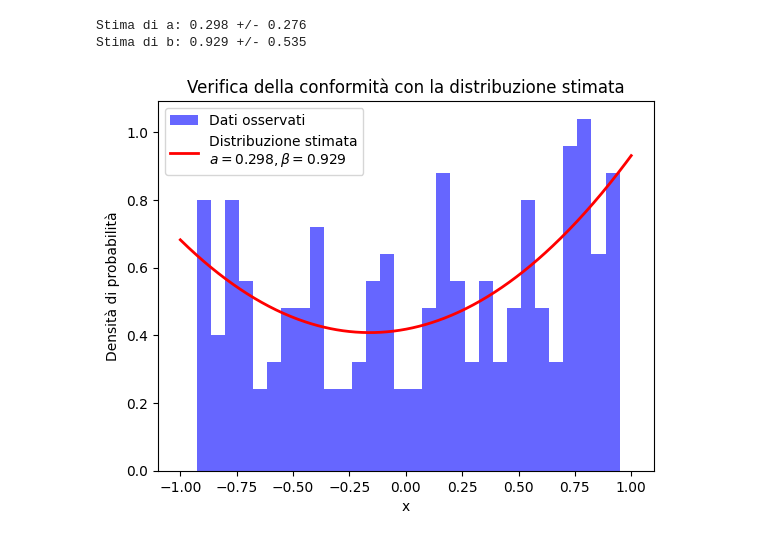
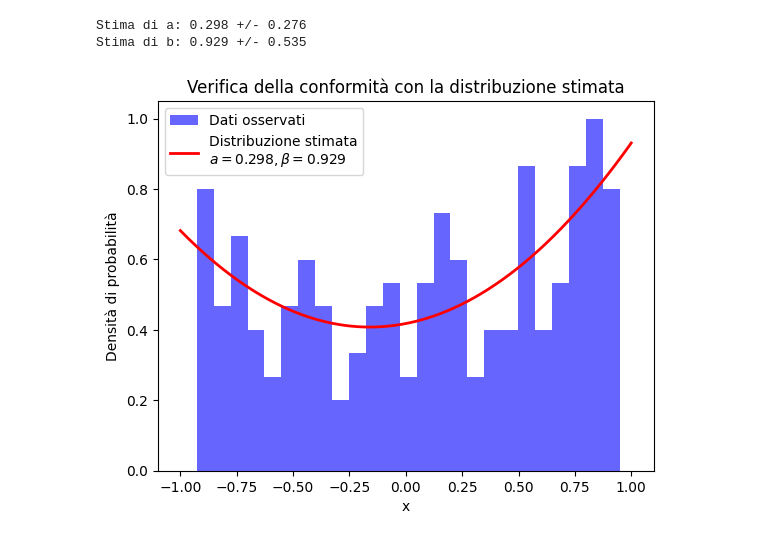
Before and after one commit to NunzioDA/EDSProjects, a Jupyter notebook: project_one/project_one.ipynb, the cells around one changed output. Cells and saved outputs as stored; diff of their text form; code cells hidden in the pictures.

```diff
--- a/project_one/project_one.ipynb
+++ b/project_one/project_one.ipynb
@@ -7,26 +8,39 @@ import random
 def pdf(x, a, b, x_max, x_min):
     numerator = 1 + a * x + b * x**2
     normalization = (x_max-x_min) + (a/2)*(x_max**2-x_min**2) + (b/3)*(x_max**3-x_min**3)
-    return numerator / normalization
+    result = numerator / normalization
+
+    return result
+
+def safe_log(x, a, b, x_max, x_min):
+    try:
+        return np.log(pdf(x, a, b, x_max, x_min))
+    except Warning as e:
+        return np.log(1e-10)
+
 
 # Log-likelihood function
-def log_likelihood(data, x_max, x_min):
+def log_likelihood(data, x_min, x_max):
     def log_likelihood_lambda(params):
         a, b = params
-        likelihoods = [np.log(pdf(x, a, b, x_max, x_min)) for x in data]
+        likelihoods = [
+            safe_log(x, a, b, x_max, x_min)
+            for x in data
+        ]
         return -np.sum(likelihoods)
     return lambda params: log_likelihood_lambda(params)
 
 def estimate_a_b(data):
+    # Parameter estimation with initial values
+    initial_guess = [0.5, 0.5]
     x_min = np.min(data)
     x_max = np.max(data)
 
-    # Parameter estimation with initial values
-    initial_guess = [0.5, 0.5]
-    result = minimize(log_likelihood(data, x_max, x_min), initial_guess, method="L-BFGS-B", bounds=[(-2, 2), (-2, 2)])
+    result = minimize(log_likelihood(data,x_min,x_max), initial_guess, method="L-BFGS-B", bounds=[(-2, 2), (-2, 2)])
 
     # Results
     a, b = result.x
+
 
     # Errors estimated from the covariance matrix
     cov_matrix = result.hess_inv.todense()
@@ -38,26 +52,26 @@ def estimate_a_b(data):
 # %%
 data = np.loadtxt("data_proj_one.dat")
 
 a, b, errors, estimated_pdf = estimate_a_b(data)
 
 print(f"Stima di a: {a:.3f} +/- {errors[0]:.3f}")
 print(f"Stima di b: {b:.3f} +/- {errors[1]:.3f}")
 
 # Generation of points for the estimated distribution
 x_values = np.linspace(-1, 1, 500)
 pdf_values = [estimated_pdf(x) for x in x_values]
 
 
 # Plot comparison between histogram of data and the estimated curve
-plt.hist(data, bins=30, density=True, alpha=0.6, color='blue', label='Dati osservati')
+plt.hist(data, bins=25, density=True, alpha=0.6, color='blue', label='Dati osservati')
 plt.plot(x_values, pdf_values, color='red', linewidth=2, label=f'Distribuzione stimata\n$a={a:.3f}, \\beta={b:.3f}$')
 plt.title('Verifica della conformità con la distribuzione stimata')
 plt.xlabel('x')
 plt.ylabel('Densità di probabilità')
 plt.legend()
 plt.show()
 # %% [output]
 Stima di a: 0.298 +/- 0.276
 Stima di b: 0.929 +/- 0.535
-[figure, old version]
+[figure, new version]
 # %%
```
Also changed, not shown: parts of 9 cells of this notebook.
